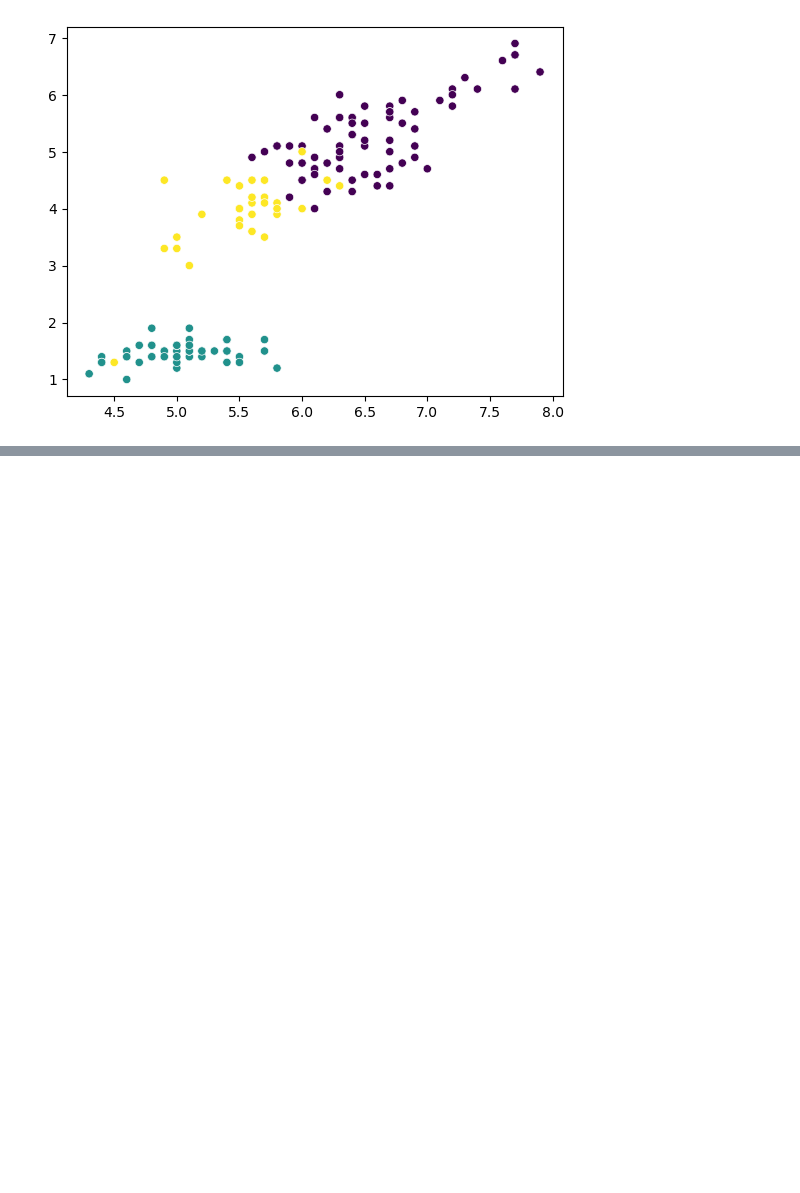
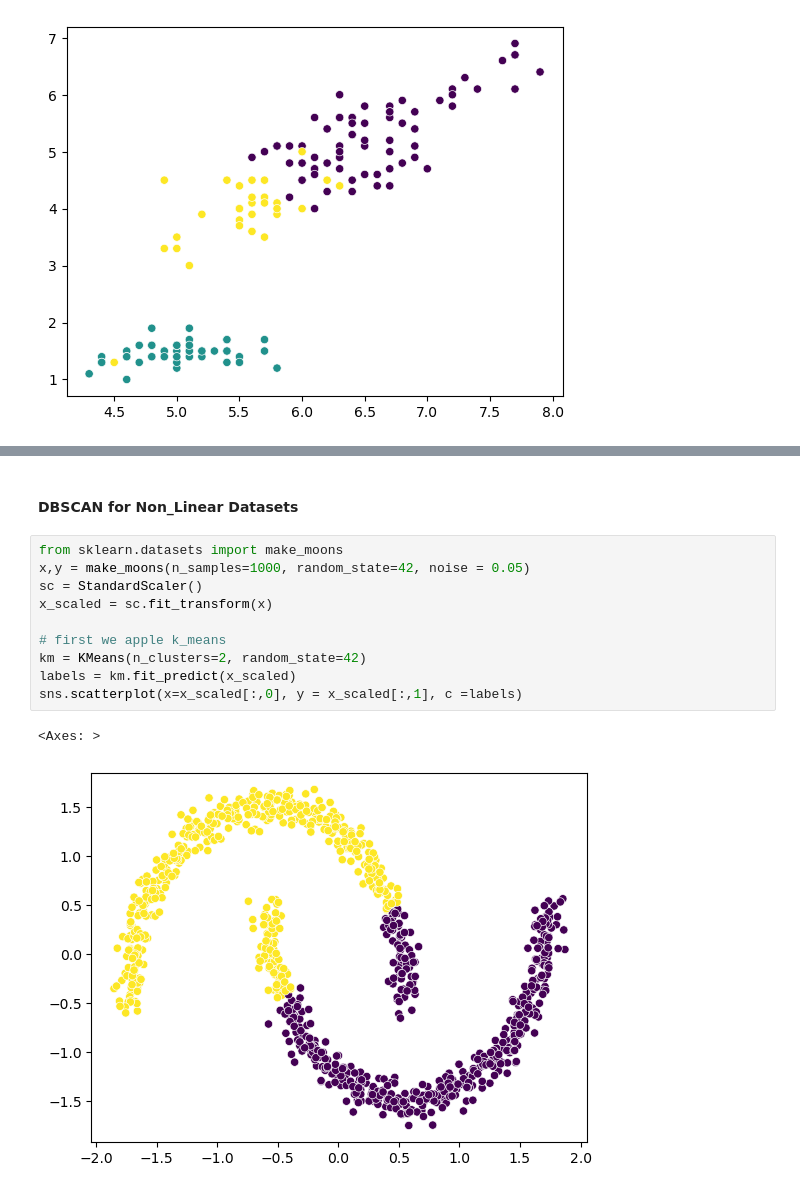
Before and after one commit to aneesi6247-lgtm/Unsupervised-Machine-Learning, a Jupyter notebook: Part_01_K_Means.ipynb, the cells around one changed output, grey strips where cells are left out. Saved outputs shown, nothing was run; the diff lists cells and outputs as text; blank space fills up the shorter version.

```diff
--- a/Part_01_K_Means.ipynb
+++ b/Part_01_K_Means.ipynb
@@ -105,0 +115,15 @@ sns.scatterplot(x=x[:,0], y = x[:,2], c =labels)
+# %% [markdown]
+#### DBSCAN for Non_Linear Datasets
+# %%
+from sklearn.datasets import make_moons
+x,y = make_moons(n_samples=1000, random_state=42, noise = 0.05)
+sc = StandardScaler()
+x_scaled = sc.fit_transform(x)
+
+# first we apple k_means
+km = KMeans(n_clusters=2, random_state=42)
+labels = km.fit_predict(x_scaled)
+sns.scatterplot(x=x_scaled[:,0], y = x_scaled[:,1], c =labels)
+# %% [output]
+<Axes: >
+[figure, added]
```
Also changed, not shown: parts of 2 cells of this notebook.
